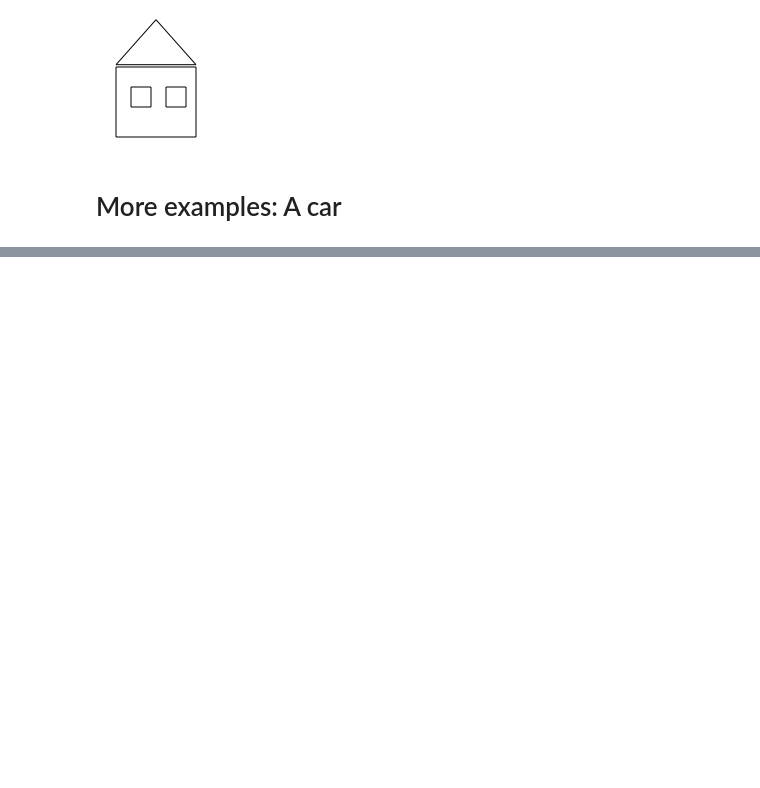
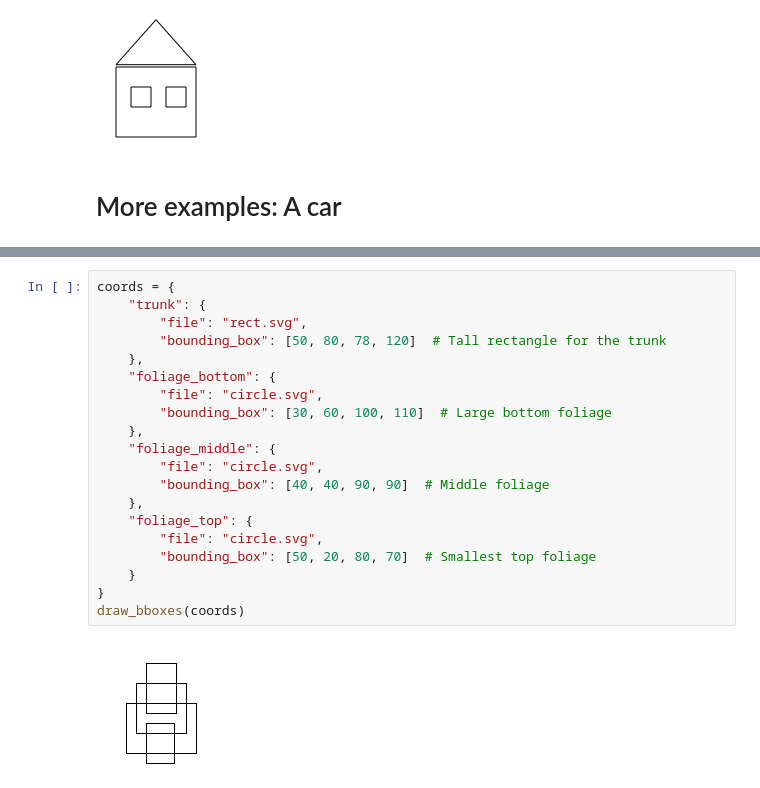
Before and after one commit to potpov/svglib, a Jupyter notebook: examples/scale_and_move.ipynb, the cells around one changed output, grey strips where cells are left out. Drawn from its saved outputs; the diff is of its cells as text; blank space fills up the shorter version.

```diff
--- a/examples/scale_and_move.ipynb
+++ b/examples/scale_and_move.ipynb
@@ -248,0 +232,22 @@ AttributeError: 'SVGCircle' object has no attribute 'fill'
+# %%
+coords = {
+    "trunk": {
+        "file": "rect.svg",
+        "bounding_box": [50, 80, 78, 120]  # Tall rectangle for the trunk
+    },
+    "foliage_bottom": {
+        "file": "circle.svg",
+        "bounding_box": [30, 60, 100, 110]  # Large bottom foliage
+    },
+    "foliage_middle": {
+        "file": "circle.svg",
+        "bounding_box": [40, 40, 90, 90]  # Middle foliage
+    },
+    "foliage_top": {
+        "file": "circle.svg",
+        "bounding_box": [50, 20, 80, 70]  # Smallest top foliage
+    }
+}
+draw_bboxes(coords)
+# %% [output]
+[figure, added]
```
Also changed, not shown: parts of 6 cells of this notebook.
